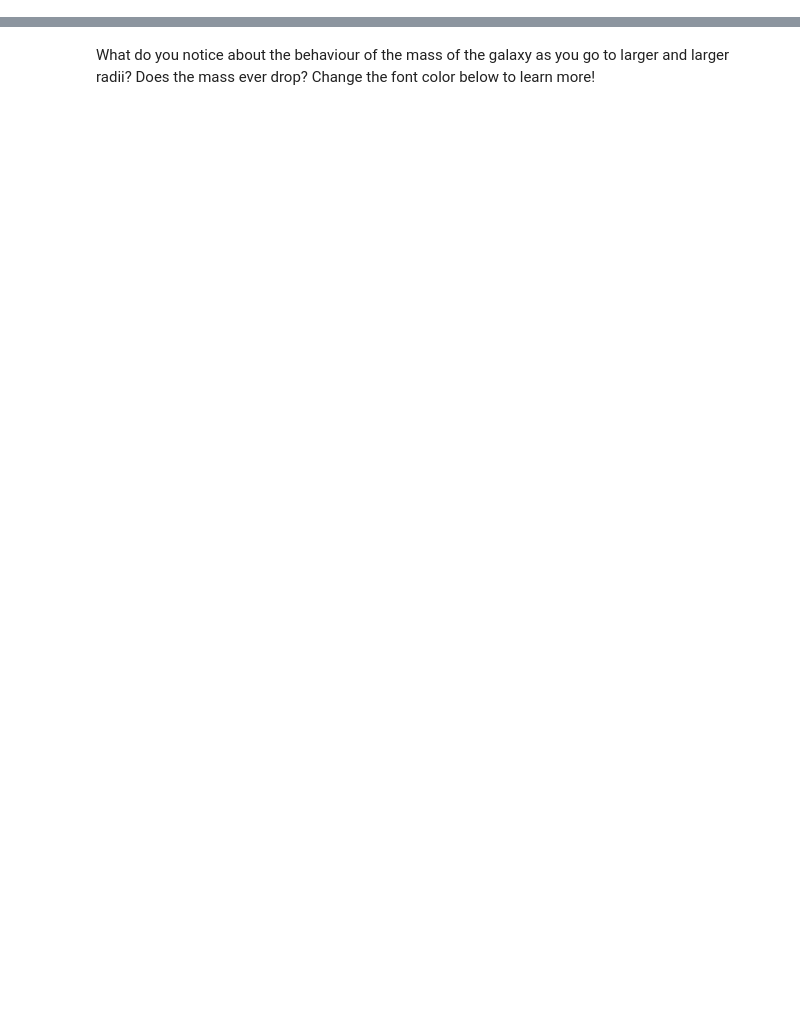
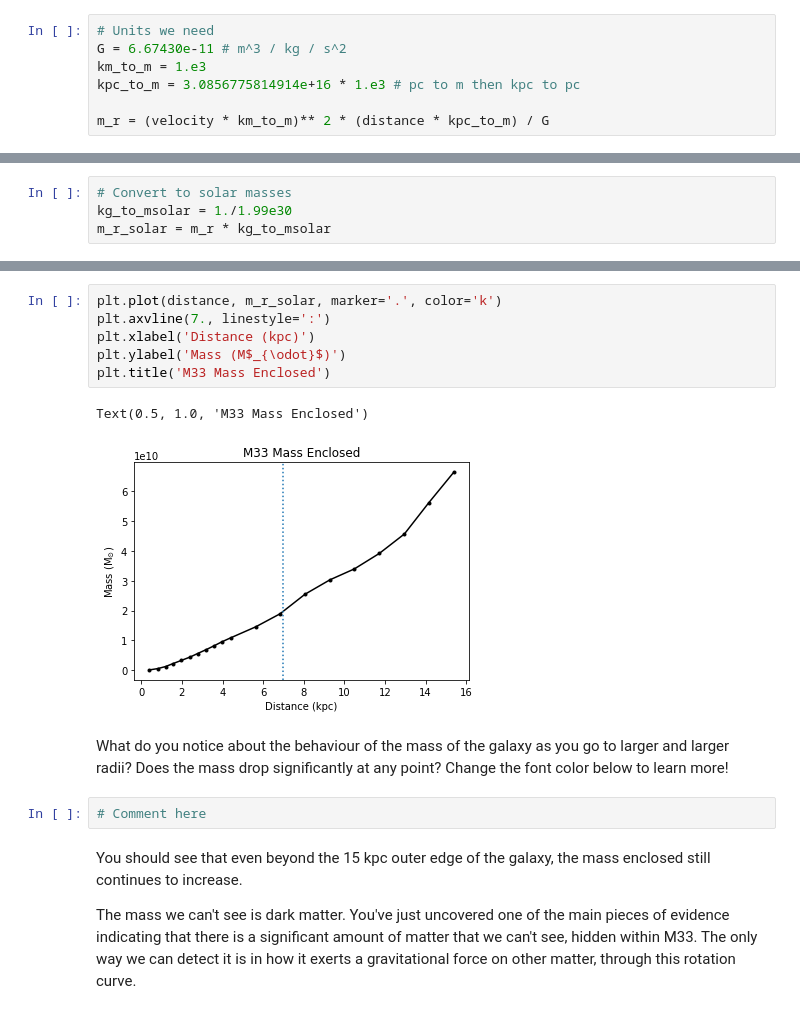
Before and after one commit to CIERA-Northwestern/REACHpy, a Jupyter notebook: Module_2/Challenge_5_Galaxy_Rotation_Curves.ipynb, the cells around one changed output, grey strips where cells are left out. Cells and saved outputs as stored; diff of their text form; blank space fills up the shorter version.

```diff
--- a/Module_2/Challenge_5_Galaxy_Rotation_Curves.ipynb
+++ b/Module_2/Challenge_5_Galaxy_Rotation_Curves.ipynb
@@ -36,0 +74,7 @@ Using numpy, calculate the mass enclosed within each radius, $R$, from the above
+# %%
+# Units we need
+G = 6.67430e-11 # m^3 / kg / s^2
+km_to_m = 1.e3
+kpc_to_m = 3.0856775814914e+16 * 1.e3 # pc to m then kpc to pc
+
+m_r = (velocity * km_to_m)** 2 * (distance * kpc_to_m) / G
@@ -37 +83,5 @@ Using numpy, calculate the mass enclosed within each radius, $R$, from the above
+# %%
+# Convert to solar masses
+kg_to_msolar = 1./1.99e30
+m_r_solar = m_r * kg_to_msolar
 # %% [markdown]
@@ -41,4 +91,17 @@ For comparison, use the velocities and radii of planets in the Solar System to c
+# %%
+plt.plot(distance, m_r_solar, marker='.', color='k')
+plt.axvline(7., linestyle=':')
+plt.xlabel('Distance (kpc)')
+plt.ylabel('Mass (M$_{\odot}$)')
+plt.title('M33 Mass Enclosed')
+# %% [output]
+Text(0.5, 1.0, 'M33 Mass Enclosed')
+[figure, added]
+# %% [markdown]
+What do you notice about the behaviour of the mass of the galaxy as you go to larger and larger radii? Does the mass drop significantly at any point? Change the font color below to learn more!
+# %%
+# Comment here
 # %% [markdown]
-What do you notice about the behaviour of the mass of the galaxy as you go to larger and larger radii? Does the mass ever drop? Change the font color below to learn more!
+You should see that even beyond the 15 kpc outer edge of the galaxy, the mass enclosed still continues to increase.
 
-<font color="white">If you've done your calculations correctly, you should see that even beyond the 15 kpc outer edge of the galaxy, the mass enclosed still continues to go up. What is that mass that we can't see? Dark matter! You've just uncovered one of the main pieces of evidence indicating that there is a significant amount of matter that we can't see, hidden within M33. The only way we can detect it is in how it exerts a gravitational force on other matter, through this rotation curve.</font>
+The mass we can't see is dark matter. You've just uncovered one of the main pieces of evidence indicating that there is a significant amount of matter that we can't see, hidden within M33. The only way we can detect it is in how it exerts a gravitational force on other matter, through this rotation curve.
```
Also changed, not shown: parts of 17 cells of this notebook.
